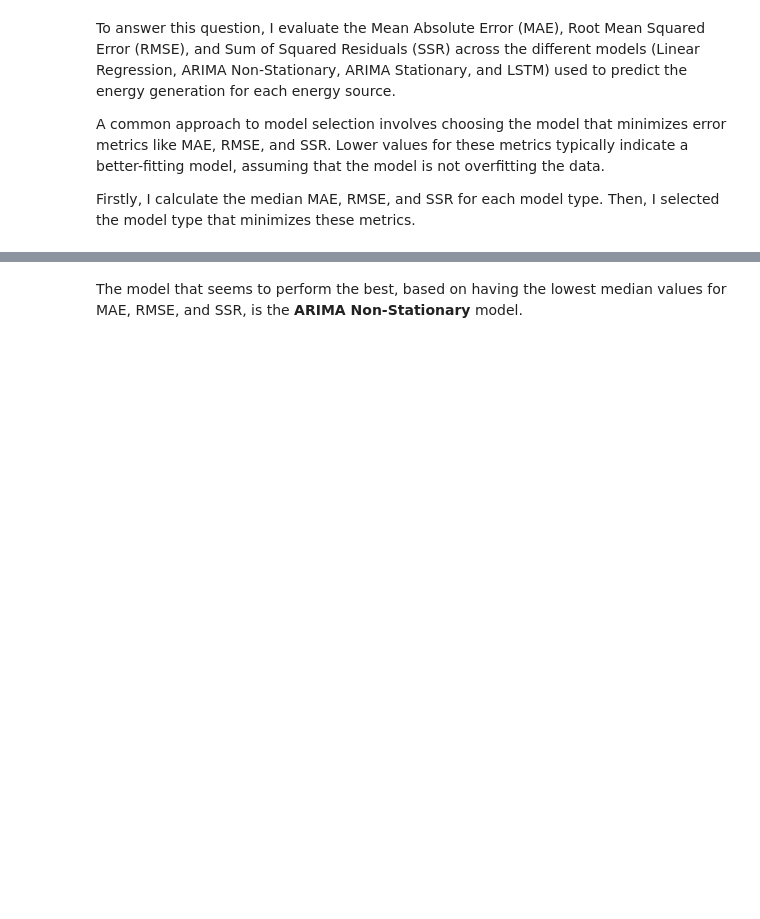
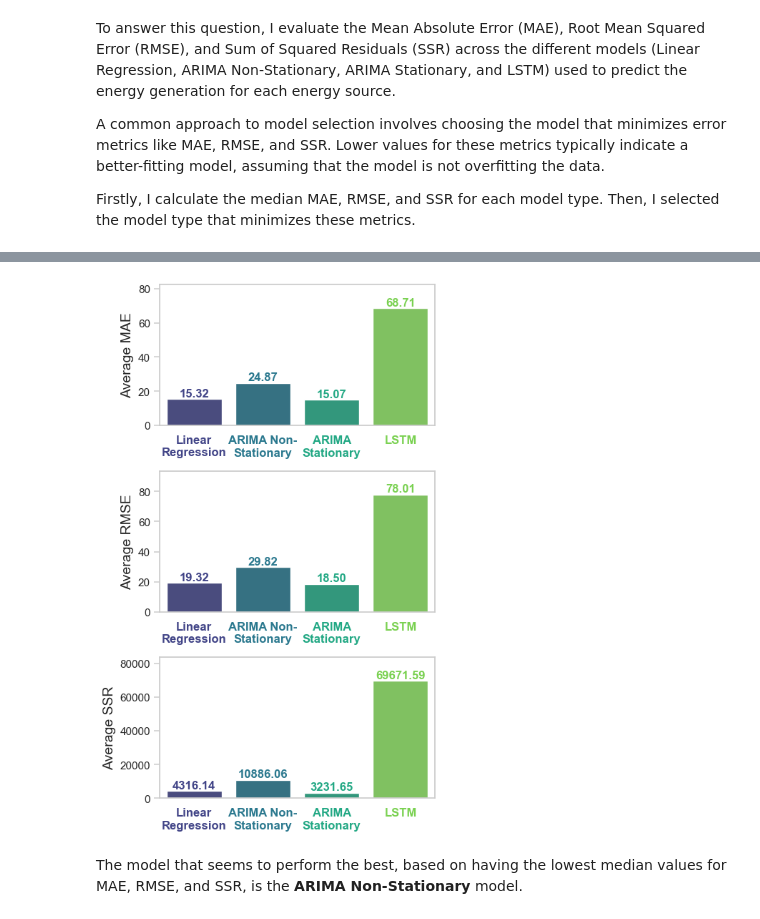
Before and after one commit to daistarr/Springboard_Projects, a Jupyter notebook: Capstone2/4_Modeling/Capstone2_Modeling.ipynb, the cells around one changed output, grey strips where cells are left out. Saved outputs shown, nothing was run; the diff lists cells and outputs as text; code cells hidden in the pictures; blank space fills up the shorter version.

```diff
--- a/Capstone2/4_Modeling/Capstone2_Modeling.ipynb
+++ b/Capstone2/4_Modeling/Capstone2_Modeling.ipynb
@@ -800,5 +795,57 @@ best_model, model_metrics.sort_values(by=["MAE", "RMSE", "SSR"])
  ARIMA Stationary      16.848227  21.236796   3441.759806
  Linear Regression     59.336141  68.140643  35894.222450)
+# %%
+# Calculating average MAE, RMSE, and SSR per model type
+average_errors_per_model = all_metrics.groupby('Model')[['MAE', 'RMSE', 'SSR']].mean().reset_index()
+
+# Setting the aesthetic style of the plots
+sns.set(style="whitegrid")
+
+# Creating subplots with adjusted y-axis limits
+fig, ax = plt.subplots(3, 1, figsize=(5, 8))
+
+# List of metrics and corresponding axis labels and titles
+metrics = ['MAE', 'RMSE', 'SSR']
+ylabels = ['Average MAE', 'Average RMSE', 'Average SSR']
+# List of new x-axis labels with line breaks
+xlabels = ['Linear\nRegression', 'ARIMA Non-\nStationary', 'ARIMA\nStationary', 'LSTM']
+titles = ['Average MAE per Model Type', 'Average RMSE per Model Type', 'Average SSR per Model Type']
+
+# Defining the color palette
+palette = sns.color_palette("viridis", n_colors=len(average_errors_per_model['Model']))
+
+# Plotting bar chart for average MAE, RMSE, and SSR per model type
+for i, metric in enumerate(metrics):
+    sns.barplot(x='Model', y=metric, data=average_errors_per_model, ax=ax[i], palette=palette)
+    ax[i].set_xlabel(None, fontsize=14)
+    ax[i].set_ylabel(ylabels[i], fontsize=14)
+
+    # Setting new x-axis labels
+    ax[i].set_xticklabels(xlabels, fontsize=12, weight='bold')  # Removed the color parameter here
+
+    # Adjusting y-axis limits to make sure that the text fits well
+    ax[i].set_ylim(0, 1.2 * max(average_errors_per_model[metric]))
+
+    # Adding the text labels in each bar
+    for j, value in enumerate(average_errors_per_model[metric]):
+        ax[i].text(j, value + 0.02 * max(average_errors_per_model[metric]), f'{value:.2f}',
+                   color=palette[j], ha="center", fontsize=12, weight='bold')
+
+    # Coloring the x-axis labels to match the bars
+    for j, label in enumerate(ax[i].get_xticklabels()):
+        label.set_color(palette[j])
+        label.set_fontweight('bold')
+
+    ax[i].yaxis.grid(False)
+    ax[i].tick_params(axis='y', which='both', left=True, color='lightgray')
+
+
+# Adjusting layout
+plt.tight_layout()
+plt.savefig("model_eval.png", dpi=300)
+plt.show()
+# %% [output]
+[figure, added]
 # %% [markdown]
 The model that seems to perform the best, based on having the lowest median values for MAE, RMSE, and SSR, is the **ARIMA Non-Stationary** model.
 # %% [markdown]
```
Also changed, not shown: parts of 9 cells of this notebook, 16 other files.
